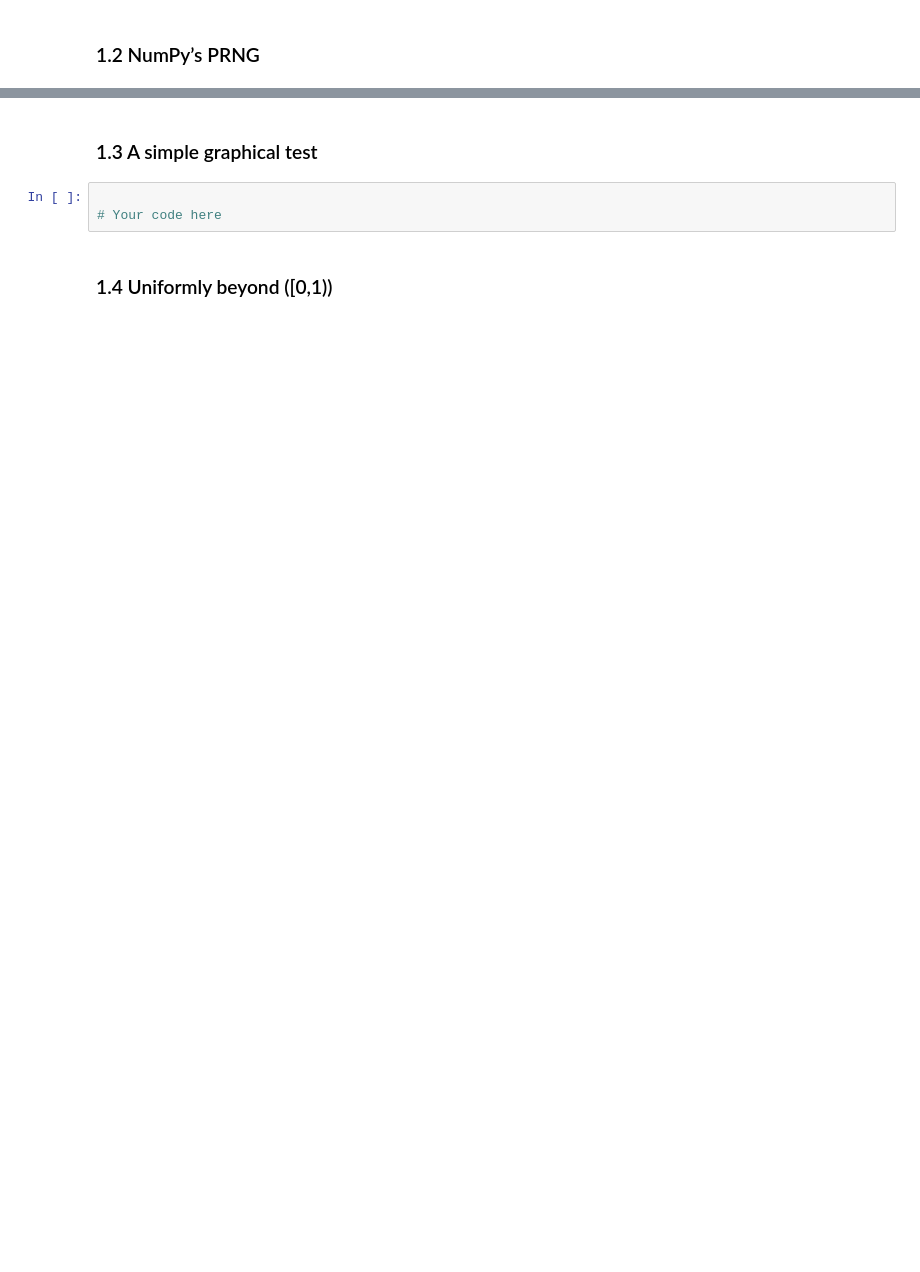
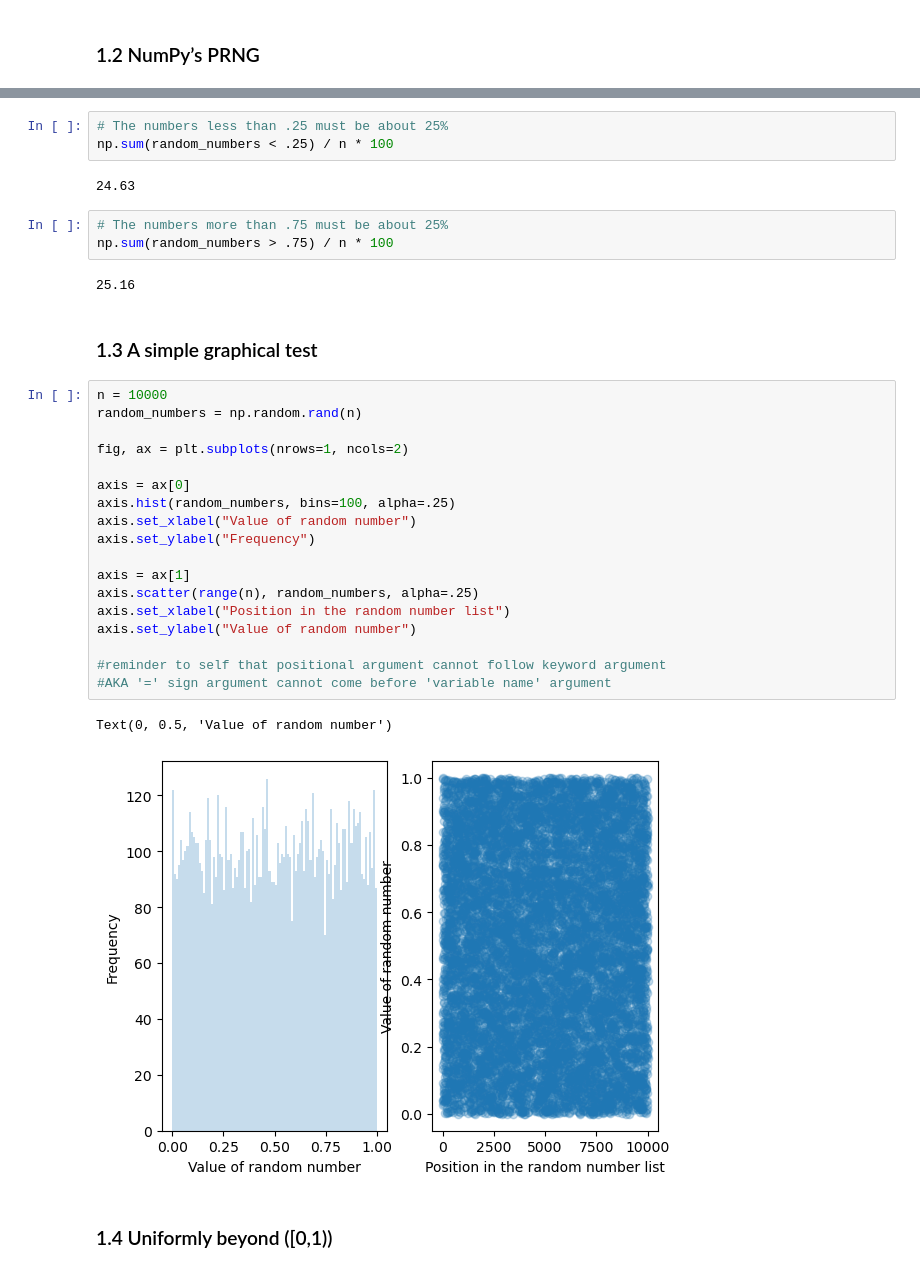
Before and after one commit to SPS-SP2273/learning-portfolio-keriperip, a Jupyter notebook: random numbers/random_numbers_(need).ipynb, the cells around one changed output, grey strips where cells are left out. Cells and saved outputs as stored; diff of their text form; blank space fills up the shorter version.

```diff
--- a/random numbers/random_numbers_(need).ipynb
+++ b/random numbers/random_numbers_(need).ipynb
@@ -15,8 +42,36 @@
+# %%
+# The numbers less than .25 must be about 25%
+np.sum(random_numbers < .25) / n * 100
+# %% [output]
+24.63
+# %%
+# The numbers more than .75 must be about 25%
+np.sum(random_numbers > .75) / n * 100
+# %% [output]
+25.16
 # %% [markdown]
 ### 1.3 A simple graphical test
-# %%
-
-# Your code here
+# %%
+n = 10000
+random_numbers = np.random.rand(n)
+
+fig, ax = plt.subplots(nrows=1, ncols=2)
+
+axis = ax[0]
+axis.hist(random_numbers, bins=100, alpha=.25)
+axis.set_xlabel("Value of random number")
+axis.set_ylabel("Frequency")
+
+axis = ax[1]
+axis.scatter(range(n), random_numbers, alpha=.25)
+axis.set_xlabel("Position in the random number list")
+axis.set_ylabel("Value of random number")
+
+#reminder to self that positional argument cannot follow keyword argument
+#AKA '=' sign argument cannot come before 'variable name' argument
+# %% [output]
+Text(0, 0.5, 'Value of random number')
+[figure, added]
 # %% [markdown]
 ### 1.4 Uniformly beyond \([0,1)\)
 # %%
```
Also changed, not shown: parts of 19 cells of this notebook.
